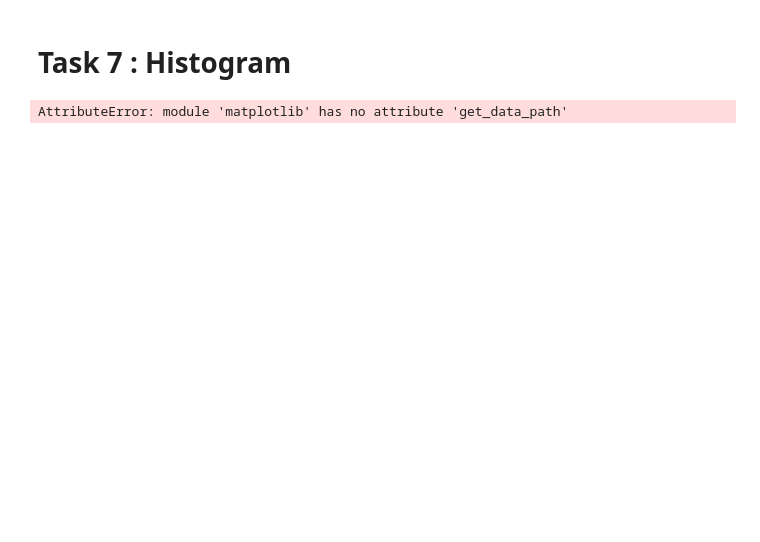
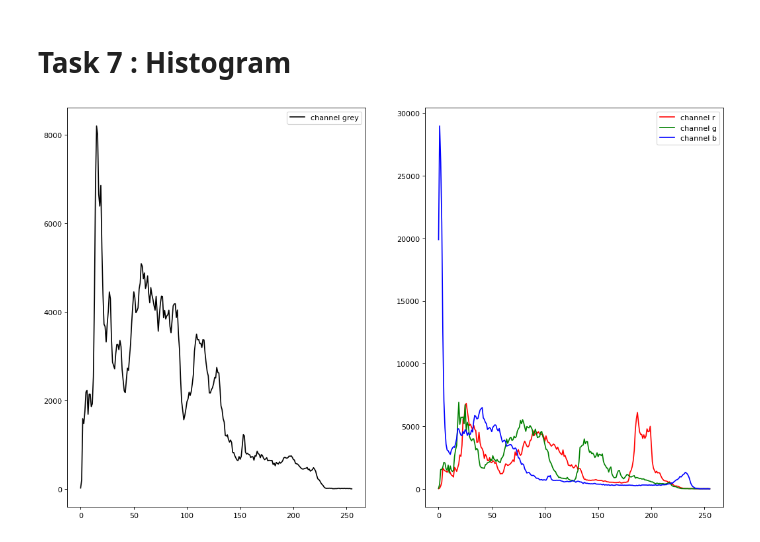
Before and after one commit to Sebsaurus/CSI_6_ART, a Jupyter notebook: Tut_1/OpenCV.ipynb, the cells around one changed output. Saved outputs shown, nothing was run; the diff lists cells and outputs as text; code cells hidden in the pictures; blank space fills up the shorter version.

Commit message:
adds histogram

```diff
--- a/Tut_1/OpenCV.ipynb
+++ b/Tut_1/OpenCV.ipynb
@@ -559,22 +559,42 @@ except:
 # Task 7 : Histogram
 # %%
 import matplotlib.pyplot as plt
+import matplotlib
+import cv2 as cv
+
+plt.figure(figsize=(16, 10), dpi=80)
 
 image_path = 'images/sample1.jpg'
+ax_grey = plt.subplot(1,2,1)  # row 1, col 1
+ax_rgb  = plt.subplot(1,2,2)  # row 1, col 2
 
-try:
-    image_bgr = cv.imread(image_path)    # default BGR
 
-    image_bgr = cv.resize(image_bgr, (1920//2, 1080//2),cv.INTER_AREA) ## resing to fit 4 pics in screen
+image_bgr = cv.imread(image_path)    # default BGR
 
-    image_rgb = cv.cvtColor(image_bgr, cv.COLOR_BGR2GRAY)# BGP --> Grey
-    image_rgb = cv.cvtColor(image_bgr, cv.COLOR_BGR2RGB) # BGR --> RGB
-    image_hsv = cv.cvtColor(image_bgr, cv.COLOR_BGR2HSV) # BGR --> HSV
-    image_lab = cv.cvtColor(image_bgr, cv.COLOR_BGR2LAB) # BGR --> HSV
+image_bgr = cv.resize(image_bgr, (1920//2, 1080//2),cv.INTER_AREA) ## resing to fit 4 pics in screen
 
-    gray_hist = cv.calcHist(images=[image_grey], channels=[0], mask=None, histSize=[256], ranges=[0,256])
-    plt.plot(gray_hist)
-except:
-    print('Error')
+image_grey = cv.cvtColor(image_bgr, cv.COLOR_BGR2GRAY)# BGP --> Grey
+image_rgb = cv.cvtColor(image_bgr, cv.COLOR_BGR2RGB) # BGR --> RGB
+
+#gray scale histogram
+gray_hist = cv.calcHist(images=[image_grey], channels=[0], mask=None, histSize=[256], ranges=[0,256])
+
+ax_grey.set_title='Gray Scale'
+
+
+ax_grey.plot(gray_hist, color='black', label='channel grey')
+ax_grey.legend()
+
+# bgr histogram
+ax_grey.set_title='RGB Scale'
+
+
+channels = ('r','g', 'b')
+for i, color in enumerate(channels):
+    bgr_hist = cv.calcHist(images=[image_bgr], channels=[i], mask=None, histSize=[256], ranges=[0,256])
+    ax_rgb.plot(bgr_hist, color=color, label = f'channel {color}')
+    ax_rgb.legend()
+
+plt.show()
 # %% [output]
-AttributeError: module 'matplotlib' has no attribute 'get_data_path'
+[figure, added]
```
